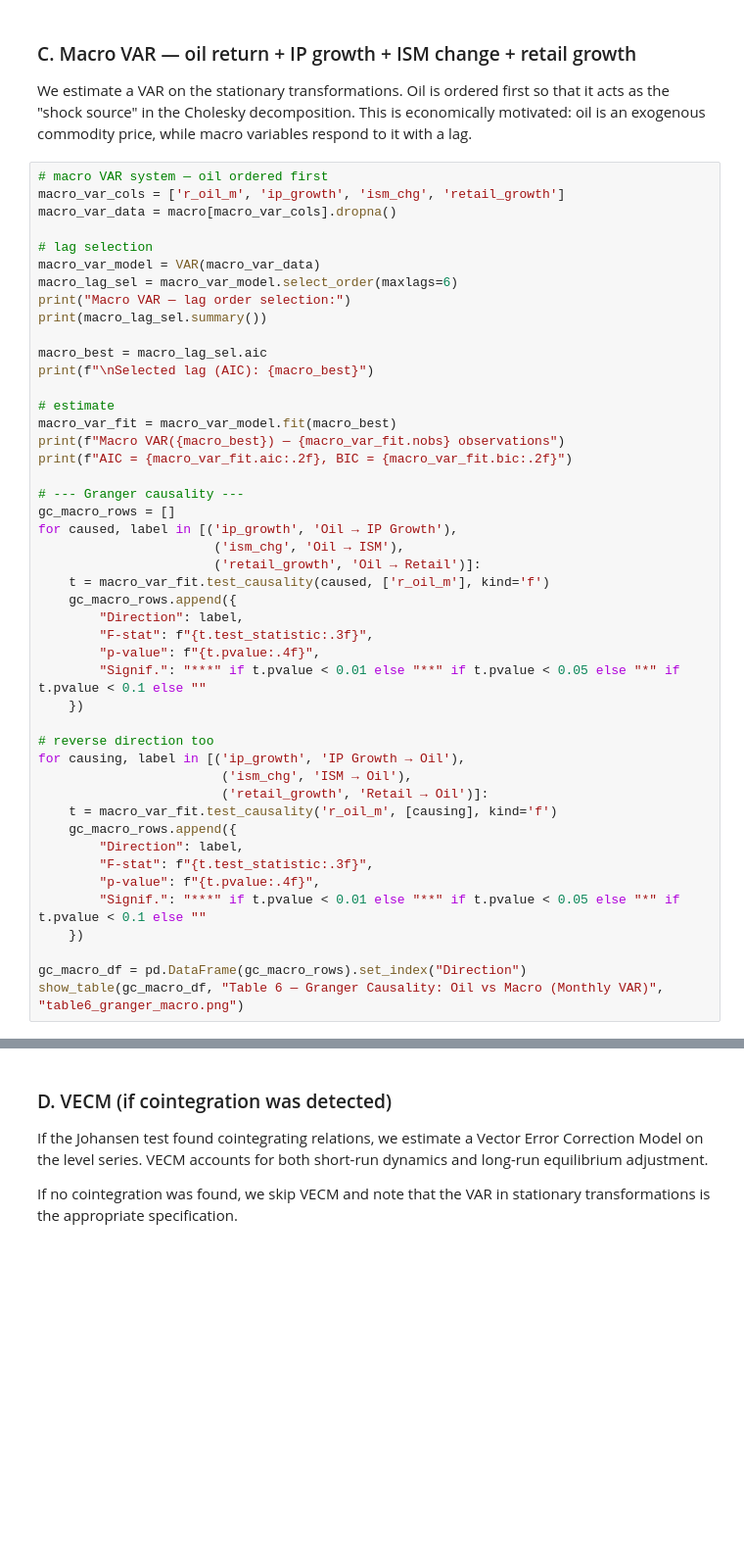
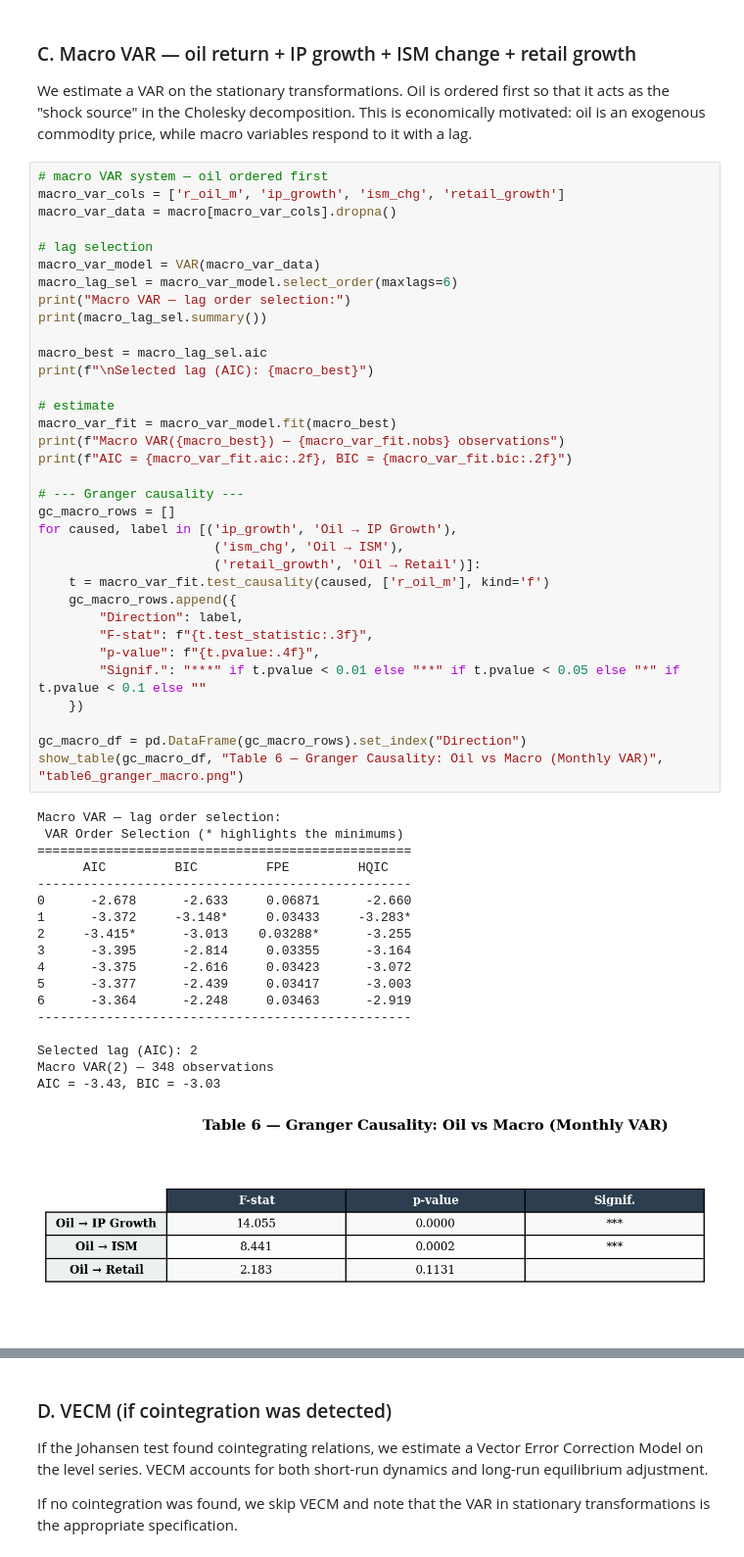
Before and after one commit to yaz212id/EMiF_OIL_Project, a Jupyter notebook: notebooks/daily_macro_notebook.ipynb, the cells around one changed output, grey strips where cells are left out. Shown at 98% size. Drawn from its saved outputs; the diff is of its cells as text; blank space fills up the shorter version.

```diff
--- a/notebooks/daily_macro_notebook.ipynb
+++ b/notebooks/daily_macro_notebook.ipynb
@@ -441,45 +496,52 @@ macro_var_data = macro[macro_var_cols].dropna()
 
 # lag selection
 macro_var_model = VAR(macro_var_data)
 macro_lag_sel = macro_var_model.select_order(maxlags=6)
 print("Macro VAR — lag order selection:")
 print(macro_lag_sel.summary())
 
 macro_best = macro_lag_sel.aic
 print(f"\nSelected lag (AIC): {macro_best}")
 
 # estimate
 macro_var_fit = macro_var_model.fit(macro_best)
 print(f"Macro VAR({macro_best}) — {macro_var_fit.nobs} observations")
 print(f"AIC = {macro_var_fit.aic:.2f}, BIC = {macro_var_fit.bic:.2f}")
 
 # --- Granger causality ---
 gc_macro_rows = []
 for caused, label in [('ip_growth', 'Oil → IP Growth'),
                        ('ism_chg', 'Oil → ISM'),
                        ('retail_growth', 'Oil → Retail')]:
     t = macro_var_fit.test_causality(caused, ['r_oil_m'], kind='f')
     gc_macro_rows.append({
         "Direction": label,
         "F-stat": f"{t.test_statistic:.3f}",
         "p-value": f"{t.pvalue:.4f}",
         "Signif.": "***" if t.pvalue < 0.01 else "**" if t.pvalue < 0.05 else "*" if t.pvalue < 0.1 else ""
     })
 
-# reverse direction too
-for causing, label in [('ip_growth', 'IP Growth → Oil'),
-                        ('ism_chg', 'ISM → Oil'),
-                        ('retail_growth', 'Retail → Oil')]:
-    t = macro_var_fit.test_causality('r_oil_m', [causing], kind='f')
-    gc_macro_rows.append({
-        "Direction": label,
-        "F-stat": f"{t.test_statistic:.3f}",
-        "p-value": f"{t.pvalue:.4f}",
-        "Signif.": "***" if t.pvalue < 0.01 else "**" if t.pvalue < 0.05 else "*" if t.pvalue < 0.1 else ""
-    })
-
 gc_macro_df = pd.DataFrame(gc_macro_rows).set_index("Direction")
 show_table(gc_macro_df, "Table 6 — Granger Causality: Oil vs Macro (Monthly VAR)", "table6_granger_macro.png")
+# %% [output]
+Macro VAR — lag order selection:
+ VAR Order Selection (* highlights the minimums)
+=================================================
+      AIC         BIC         FPE         HQIC
+-------------------------------------------------
+0      -2.678      -2.633     0.06871      -2.660
+1      -3.372     -3.148*     0.03433     -3.283*
+2     -3.415*      -3.013    0.03288*      -3.255
+3      -3.395      -2.814     0.03355      -3.164
+4      -3.375      -2.616     0.03423      -3.072
+5      -3.377      -2.439     0.03417      -3.003
+6      -3.364      -2.248     0.03463      -2.919
+-------------------------------------------------
+
+Selected lag (AIC): 2
+Macro VAR(2) — 348 observations
+AIC = -3.43, BIC = -3.03
+[figure, added]
 # %%
 # --- Macro IRF: oil shock → IP, ISM, retail ---
 irf_macro = macro_var_fit.irf(periods=12)
```
Also changed, not shown: parts of 14 cells of this notebook.
